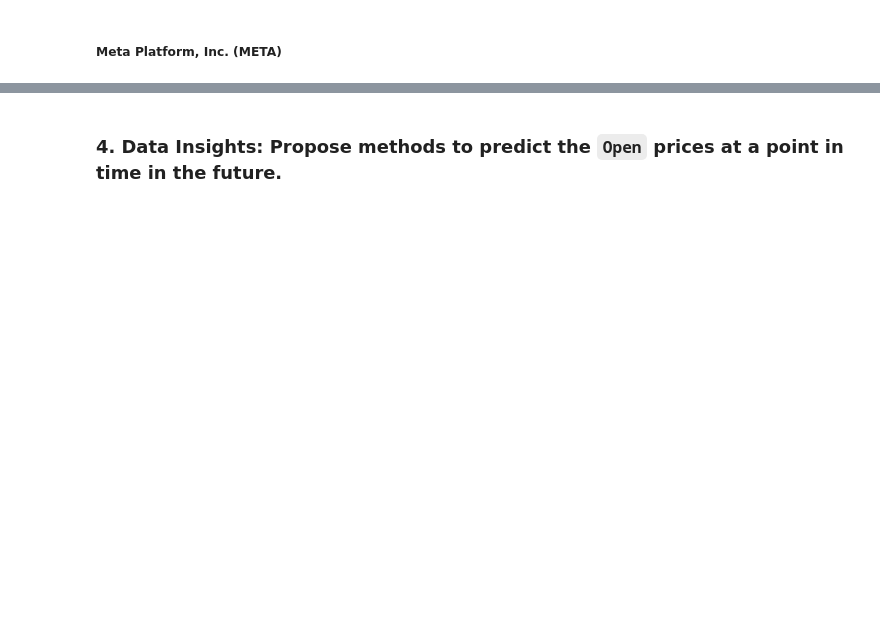
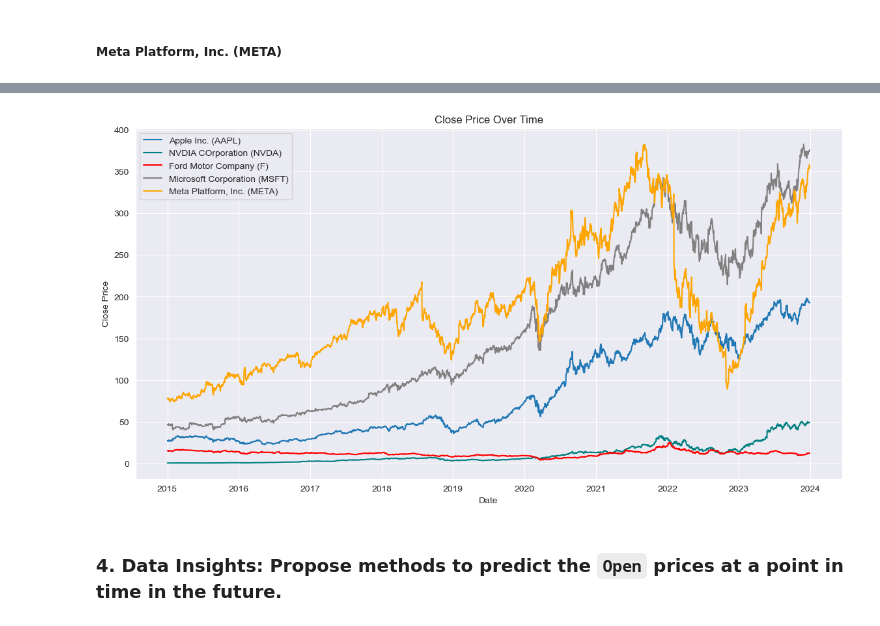
Before and after one commit to ndrhmdk/midterm, a Jupyter notebook: midterm.ipynb, the cells around one changed output, grey strips where cells are left out. Cells and saved outputs as stored; diff of their text form; code cells hidden in the pictures; blank space fills up the shorter version.

```diff
--- a/midterm.ipynb
+++ b/midterm.ipynb
@@ -467,2 +466,16 @@ plt.show();
+# %%
+plt.figure(figsize=(14, 7))
+plt.plot(aapl_df['Date'], aapl_df['Close'], label='Apple Inc. (AAPL)')
+plt.plot(nvda_df['Date'], nvda_df['Close'], label='NVDIA COrporation (NVDA)', color='teal')
+plt.plot(f_df['Date'], f_df['Close'], label='Ford Motor Company (F)', color='red')
+plt.plot(msft_df['Date'], msft_df['Close'], label='Microsoft Corporation (MSFT)', color='gray')
+plt.plot(meta_df['Date'], meta_df['Close'], label='Meta Platform, Inc. (META)', color='orange')
+plt.title('Close Price Over Time')
+plt.xlabel('Date')
+plt.ylabel('Close Price')
+plt.legend()
+plt.show();
+# %% [output]
+[figure, added]
 # %% [markdown]
 ### **4. Data Insights**: Propose methods to predict the `Open` prices at a point in time in the future.
```
Also changed, not shown: parts of 36 cells of this notebook, 1 other file.
